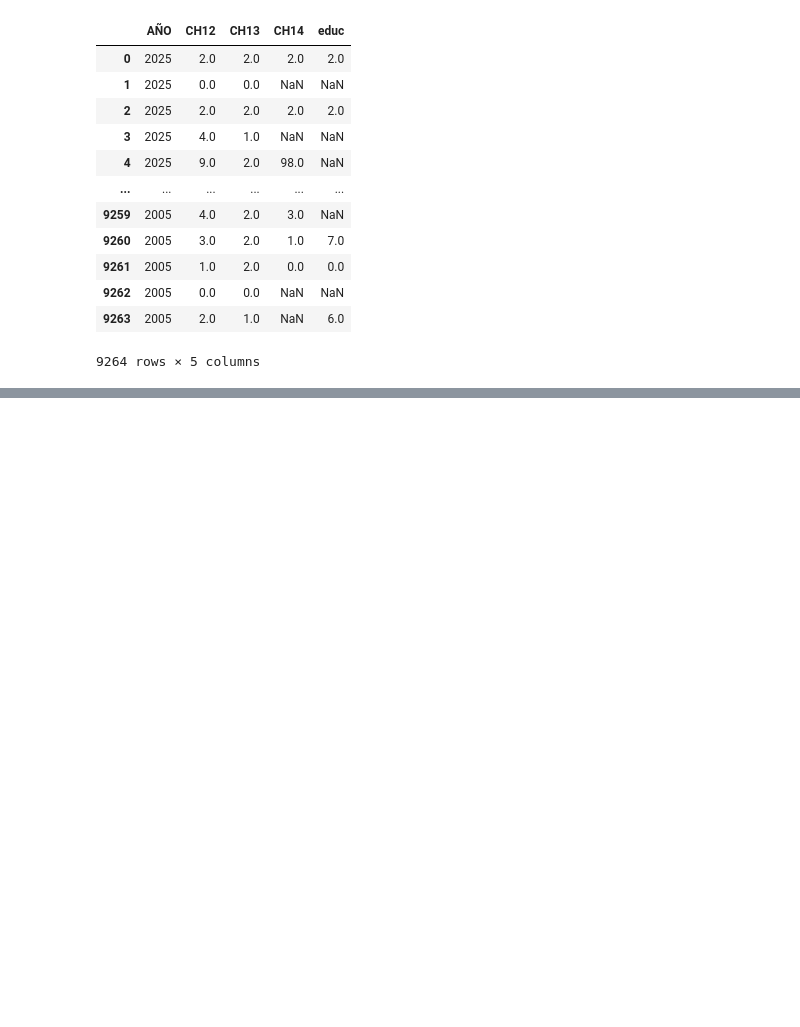
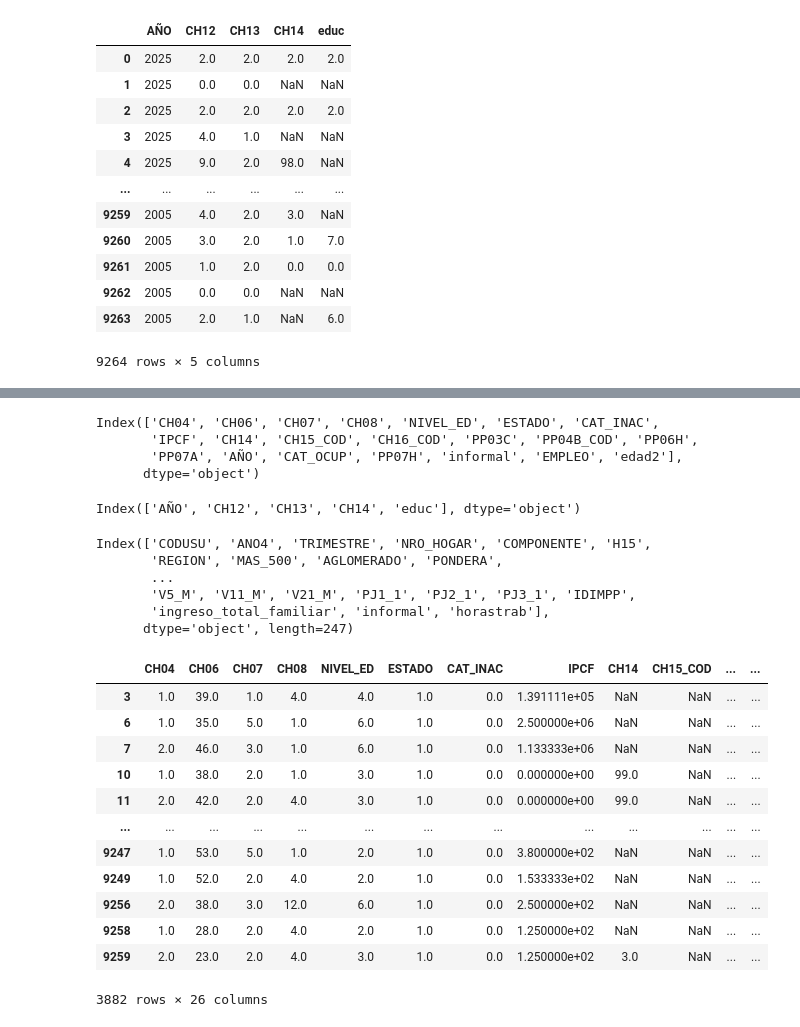
Before and after one commit to mariasolsampogna/E337_Grupo2, a Jupyter notebook: TP2/Tp2.ipynb, the cells around one changed output, grey strips where cells are left out. Cells and saved outputs as stored; diff of their text form; code cells hidden in the pictures; blank space fills up the shorter version.

```diff
--- a/TP2/Tp2.ipynb
+++ b/TP2/Tp2.ipynb
@@ -241,0 +332,20 @@ df_original2.loc[df_original2['CH03'] == 1, 'horastrab'] = (
+# %%
+df.columns
+# %% [output]
+Index(['CH04', 'CH06', 'CH07', 'CH08', 'NIVEL_ED', 'ESTADO', 'CAT_INAC',
+       'IPCF', 'CH14', 'CH15_COD', 'CH16_COD', 'PP03C', 'PP04B_COD', 'PP06H',
+       'PP07A', 'AÑO', 'CAT_OCUP', 'PP07H', 'informal', 'EMPLEO', 'edad2'],
+      dtype='object')
+# %%
+df_original.columns
+# %% [output]
+Index(['AÑO', 'CH12', 'CH13', 'CH14', 'educ'], dtype='object')
+# %%
+df_original2.columns
+# %% [output]
+Index(['CODUSU', 'ANO4', 'TRIMESTRE', 'NRO_HOGAR', 'COMPONENTE', 'H15',
+       'REGION', 'MAS_500', 'AGLOMERADO', 'PONDERA',
+       ...
+       'V5_M', 'V11_M', 'V21_M', 'PJ1_1', 'PJ2_1', 'PJ3_1', 'IDIMPP',
+       'ingreso_total_familiar', 'informal', 'horastrab'],
+      dtype='object', length=247)
@@ -241,0 +354,23 @@ df_original2.loc[df_original2['CH03'] == 1, 'horastrab'] = (
+# %%
+df['CH12'] = df_original['CH12']
+df['CH13'] = df_original['CH13']
+df['CH14'] = df_original['CH14']
+df['educ'] = df_original['educ']
+df['ingreso_total_familiar'] = df_original2['ingreso_total_familiar']
+df['horastrab'] = df_original2['horastrab']
+# %%
+df
+# %% [output]
+|  | CH04 | CH06 | CH07 | CH08 | NIVEL_ED | ESTADO | CAT_INAC | IPCF | CH14 | CH15_COD | ... | ... |
+| 3 | 1.0 | 39.0 | 1.0 | 4.0 | 4.0 | 1.0 | 0.0 | 1.391111e+05 | NaN | NaN | ... | ... |
+| 6 | 1.0 | 35.0 | 5.0 | 1.0 | 6.0 | 1.0 | 0.0 | 2.500000e+06 | NaN | NaN | ... | ... |
+| 7 | 2.0 | 46.0 | 3.0 | 1.0 | 6.0 | 1.0 | 0.0 | 1.133333e+06 | NaN | NaN | ... | ... |
+| 10 | 1.0 | 38.0 | 2.0 | 1.0 | 3.0 | 1.0 | 0.0 | 0.000000e+00 | 99.0 | NaN | ... | ... |
+| 11 | 2.0 | 42.0 | 2.0 | 4.0 | 3.0 | 1.0 | 0.0 | 0.000000e+00 | 99.0 | NaN | ... | ... |
+| ... | ... | ... | ... | ... | ... | ... | ... | ... | ... | ... | ... | ... |
+| 9247 | 1.0 | 53.0 | 5.0 | 1.0 | 2.0 | 1.0 | 0.0 | 3.800000e+02 | NaN | NaN | ... | ... |
+| 9249 | 1.0 | 52.0 | 2.0 | 4.0 | 2.0 | 1.0 | 0.0 | 1.533333e+02 | NaN | NaN | ... | ... |
+| 9256 | 2.0 | 38.0 | 3.0 | 12.0 | 6.0 | 1.0 | 0.0 | 2.500000e+02 | NaN | NaN | ... | ... |
+| 9258 | 1.0 | 28.0 | 2.0 | 4.0 | 2.0 | 1.0 | 0.0 | 1.250000e+02 | NaN | NaN | ... | ... |
+| 9259 | 2.0 | 23.0 | 2.0 | 4.0 | 3.0 | 1.0 | 0.0 | 1.250000e+02 | 3.0 | NaN | ... | ... |
+3882 rows × 26 columns
```
Also changed, not shown: parts of 15 cells of this notebook.
